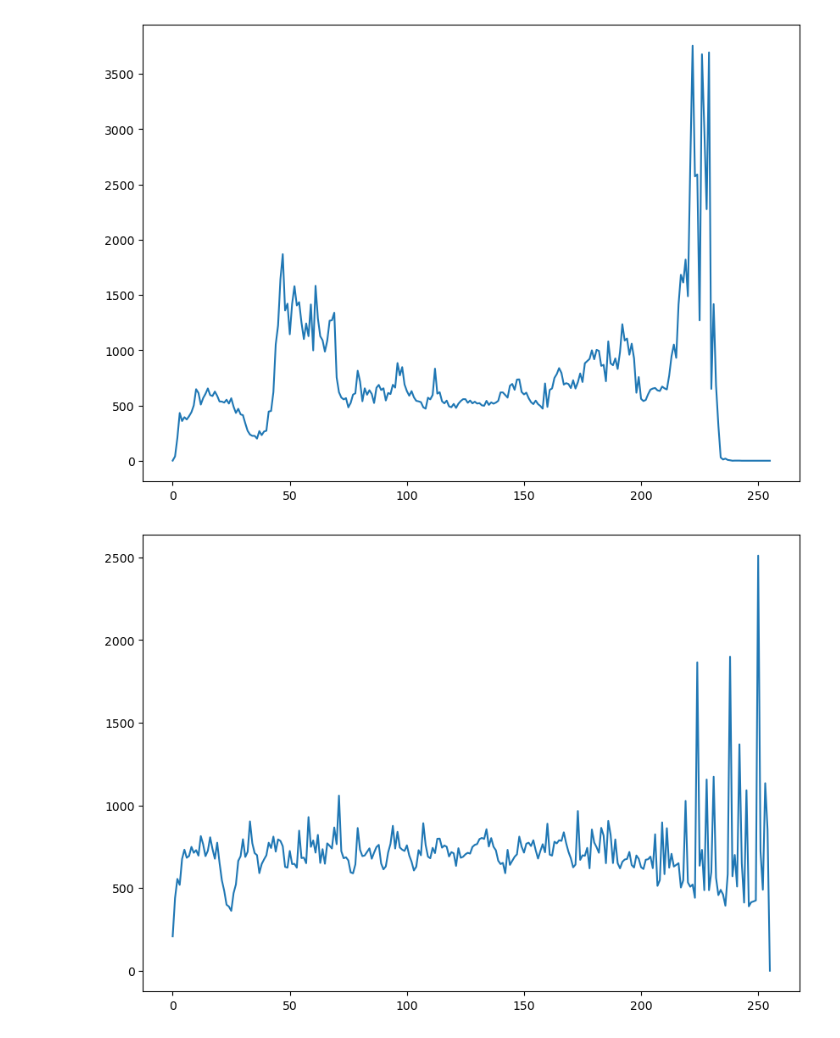
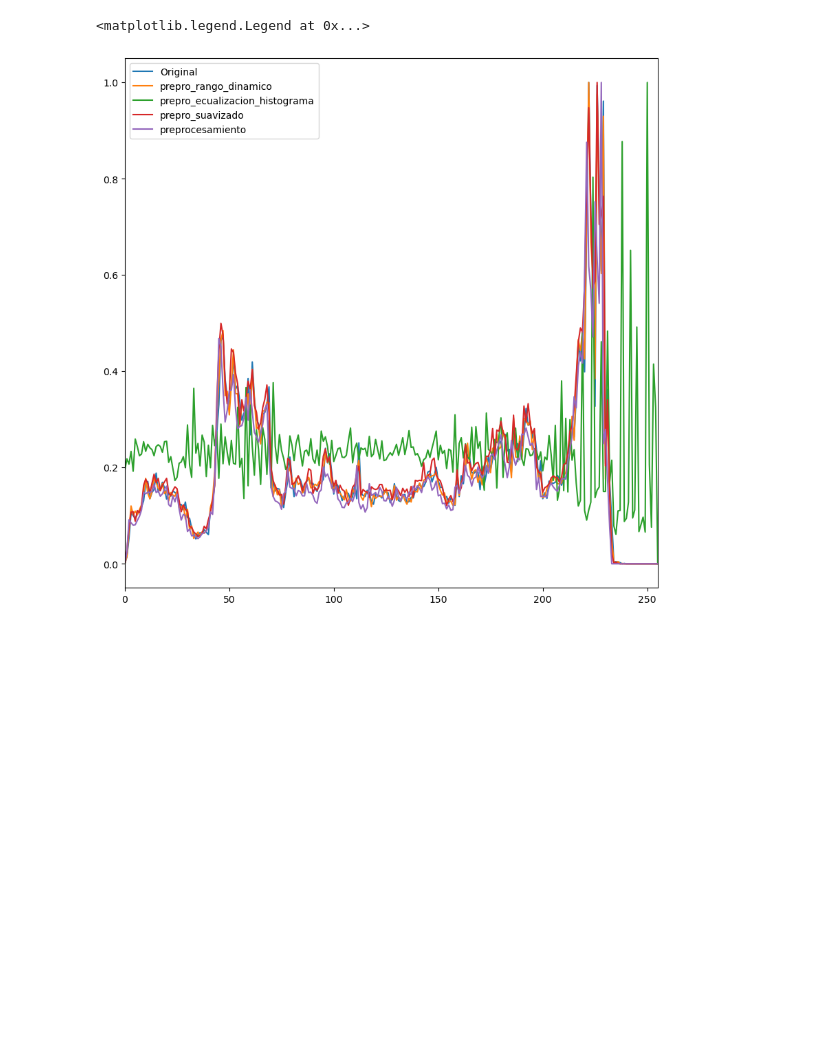
Before and after one commit to tecoloniso/trabajo_vision, a Jupyter notebook: trabajo.ipynb, the cells around one changed output. Drawn from its saved outputs; the diff is of its cells as text; code cells hidden in the pictures; blank space fills up the shorter version.

```diff
--- a/trabajo.ipynb
+++ b/trabajo.ipynb
@@ -34,43 +52,65 @@ def modificarImagen(imagen,n):
 # %%
-def preprocesamiento(imagen):
+def prepro_rango_dinamico(imagen):
     #Ampliacion del rango dinamico
     nueva = np.float32(imagen)
     r1 = np.min(nueva)
     r2 = np.max(nueva)
     if (r2-r1) < 240:
         nueva = 255*(nueva - r1) / (r2 - r1)
+    return modificarImagen(nueva,256)
 
+def prepro_ecualizacion_histograma(imagen):
     #Ecualizacion del histograma
+    nueva = np.float32(imagen)
     num_pixels = nueva.size
     hp = cv2.calcHist([nueva], [0], None, [256], [0,256])/num_pixels
     hp = hp.cumsum()
     nueva = hp[np.uint8(nueva)] * 255
+    return modificarImagen(nueva,256)
 
+def prepro_suavizado(imagen):
     #Suavizado
+    nueva = np.float32(imagen)
     H = np.ones((5,5))/25
     m,n = H.shape
     imagen_aux = im_to_col(nueva,m,n)
     filas, columnas = nueva.shape
     H = H.reshape(1,-1)
     nueva = H.dot(imagen_aux).reshape(-1,columnas)
-    nueva = np.uint8(nueva)
+    return modificarImagen(nueva,256)
 
-    #Modificar tamaño imagen
-    nueva = modificarImagen(nueva,256)
-
-    return nueva
+def preprocesamiento(imagen): # todo junto
+    imagen2 = np.float32(imagen)
+    imagen2 = prepro_rango_dinamico(imagen2)
+    #imagen2 = prepro_ecualizacion_histograma(imagen2)
+    imagen2 = prepro_suavizado(imagen2)
+    return imagen2
 # %%
-imagen = cv2.imread('dataset/cat_dog_100/train/cat/cat.0.jpg',0)
-mostrarHistograma(imagen)
-imagen2 = preprocesamiento(imagen)
-mostrarHistograma(imagen2)
-cv2.imshow('original', imagen)
-cv2.imshow('ampliacion', imagen2)
-cv2.waitKey(0)
-cv2.destroyAllWindows()
+# Cargar la imagen
+imagen = cv2.imread('dataset/cat_dog_100/train/cat/cat.0.jpg', 0)
+
+# Listado de técnicas de preprocesamiento
+tecnicas_pre = [prepro_rango_dinamico, prepro_ecualizacion_histograma, prepro_suavizado,preprocesamiento]
+
+# Crear la figura para los histogramas
+fig, ax = plt.subplots(figsize=(10, 10))
+
+# Mostrar histograma de la imagen original
+mostrarHistograma(modificarImagen(imagen, 256), ax=ax, etiqueta="Original")
+#cv2.imshow('Original', imagen)
+
+# Aplicar las técnicas de preprocesamiento y mostrar los resultados
+for i,tecnica in enumerate(tecnicas_pre):
+    imagen2 = tecnica(imagen)
+    mostrarHistograma(imagen2, ax=ax, etiqueta=tecnica.__name__)
+    #cv2.imshow(tecnica.__name__, imagen2)
+
+ax.legend()
+#cv2.waitKey(0)
+#cv2.destroyAllWindows()
 # %% [output]
+<matplotlib.legend.Legend at 0x...>
-[figure, old version]
+[figure, new version]
-[figure, removed]
 # %%
 def gradiente(imagen):
 
```
Also changed, not shown: parts of 6 cells of this notebook.
